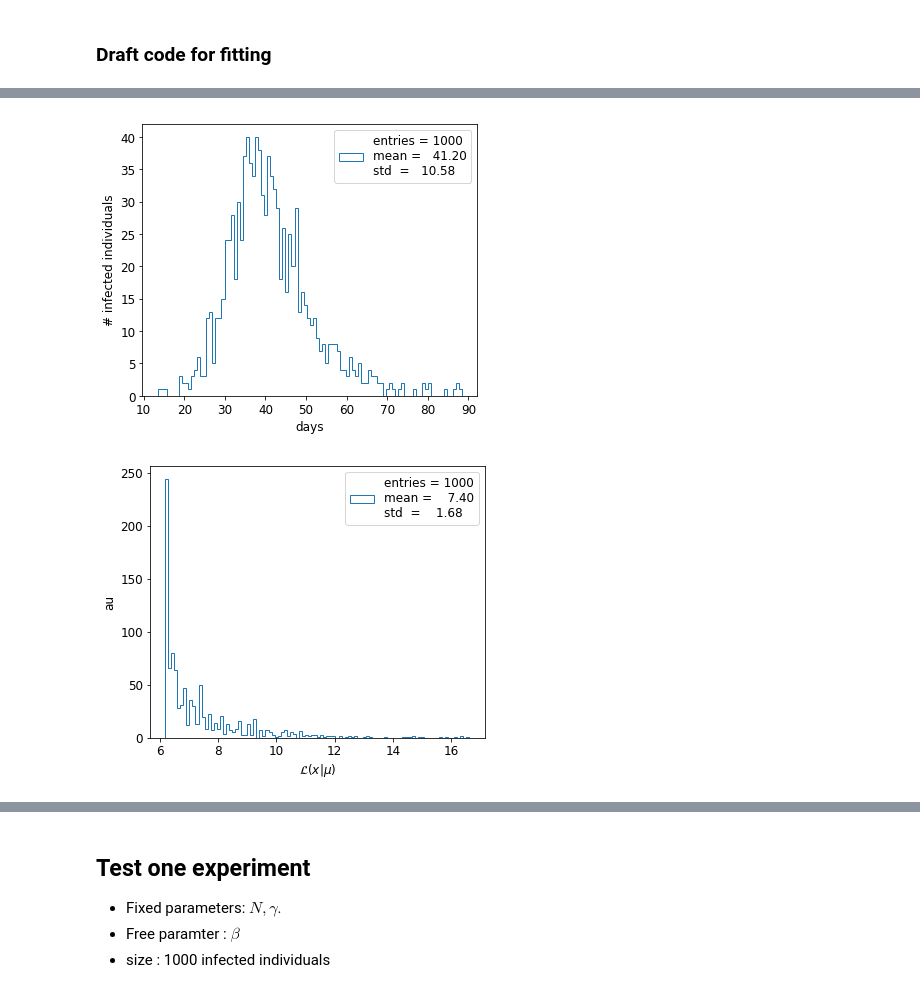
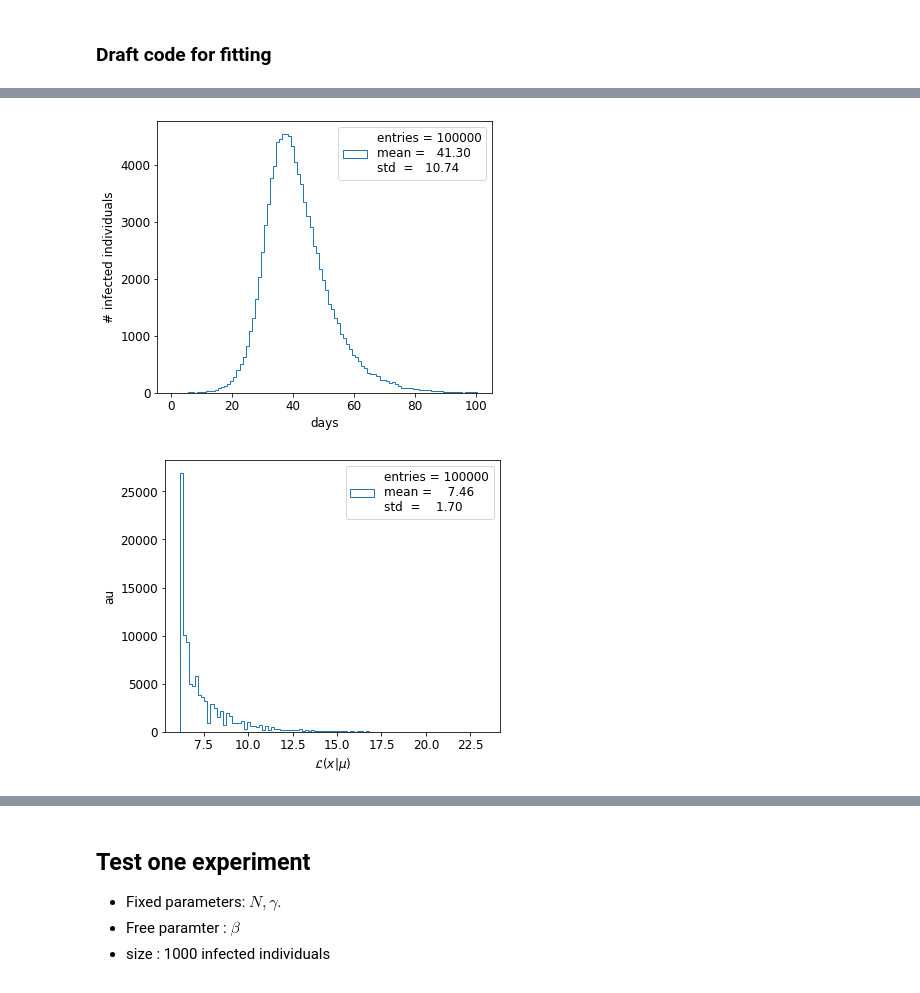
Before and after one commit to jjgomezcadenas/C19, a Jupyter notebook: mynb/sir_fit.ipynb, the cells around one changed output, grey strips where cells are left out. Drawn from its saved outputs; the diff is of its cells as text; code cells hidden in the pictures.

```diff
--- a/mynb/sir_fit.ipynb
+++ b/mynb/sir_fit.ipynb
@@ -124,13 +124,13 @@ plt.xlabel('time (days)'); plt.ylabel('pdf-infected');
 # %%
-xis = rv_infected.rvs(size = 1000);
+xis = rv_infected.rvs(size = 100000);
 mhst.hist(xis, 100); plt.xlabel('days'); plt.ylabel('# infected individuals');
 # %% [output]
-[figure, old version]
+[figure, new version]
 # %%
 lps = -2.*rv_infected.logpdf(xis)
 mhst.hist(lps, 100, xylabels = (r'$\mathcal{L}(x | \mu)$', 'au'));
 # %% [output]
-[figure, old version]
+[figure, new version]
 # %%
 def sir_constrains(N, beta, gamma, N0 = 10, beta0 = 1e-41, gamma0 = 1e-41):
     N     = np.max(N   , N0)
```
Also changed, not shown: parts of 9 cells of this notebook, 7 other files.
